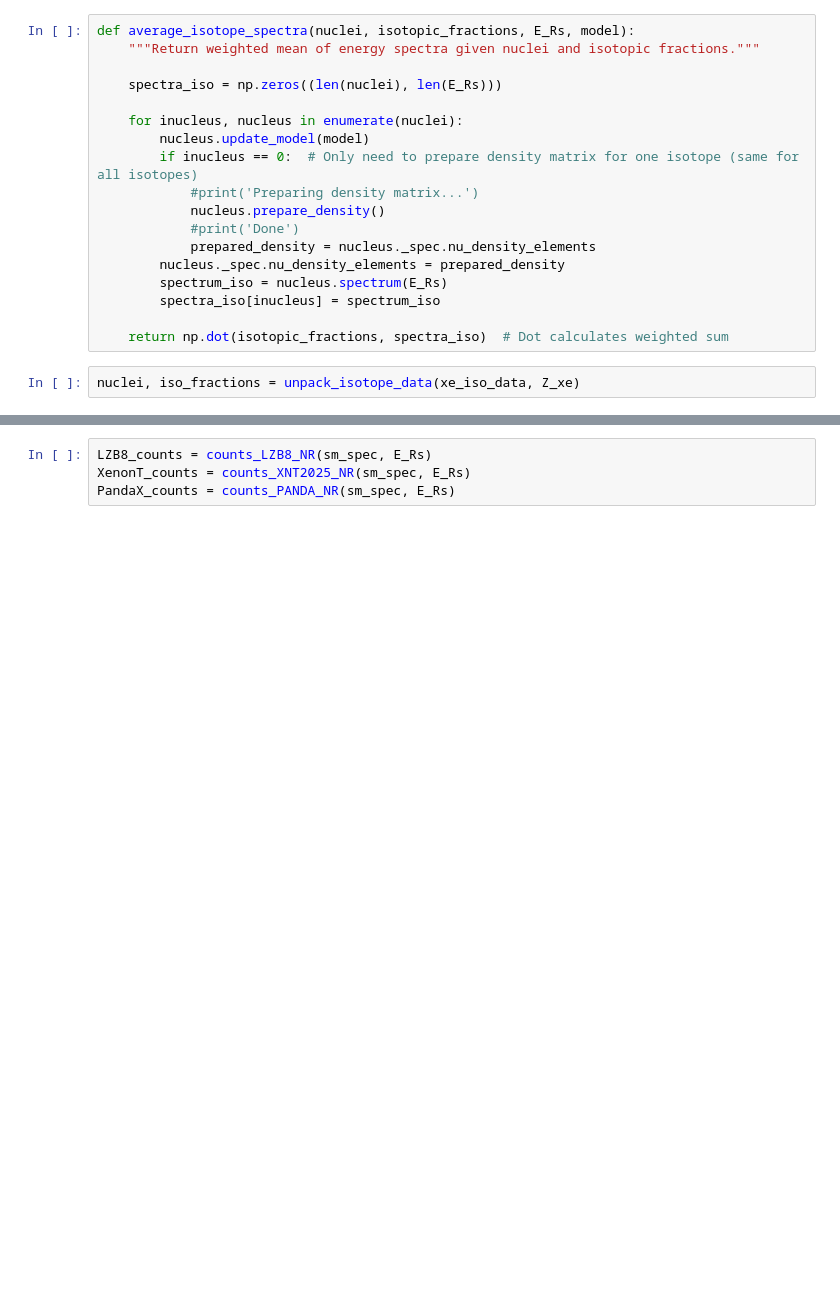
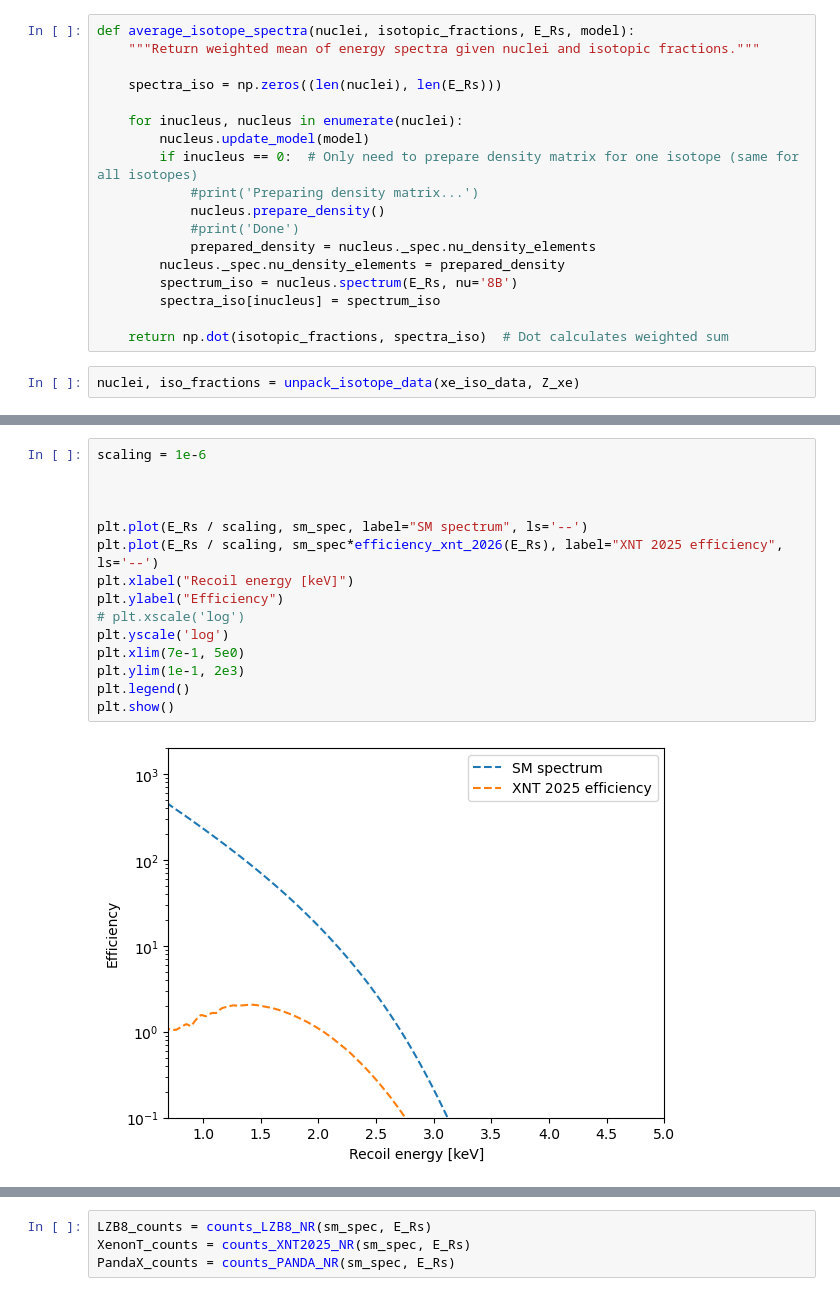
Before and after one commit to SNuDD/SNuDD, a Jupyter notebook: notebooks/validate_NR_analyses.ipynb, the cells around one changed output, grey strips where cells are left out. Cells and saved outputs as stored; diff of their text form; blank space fills up the shorter version.

```diff
--- a/notebooks/validate_NR_analyses.ipynb
+++ b/notebooks/validate_NR_analyses.ipynb
@@ -99,7 +101,7 @@ def average_isotope_spectra(nuclei, isotopic_fractions, E_Rs, model):
             #print('Done')
             prepared_density = nucleus._spec.nu_density_elements
         nucleus._spec.nu_density_elements = prepared_density
-        spectrum_iso = nucleus.spectrum(E_Rs)
+        spectrum_iso = nucleus.spectrum(E_Rs, nu='8B')
         spectra_iso[inucleus] = spectrum_iso
 
     return np.dot(isotopic_fractions, spectra_iso)  # Dot calculates weighted sum
@@ -109,0 +114,17 @@ sm_spec = average_isotope_spectra(nuclei, iso_fractions, E_Rs, sm_model) # Calcu
+# %%
+scaling = 1e-6
+
+
+
+plt.plot(E_Rs / scaling, sm_spec, label="SM spectrum", ls='--')
+plt.plot(E_Rs / scaling, sm_spec*efficiency_xnt_2026(E_Rs), label="XNT 2025 efficiency", ls='--')
+plt.xlabel("Recoil energy [keV]")
+plt.ylabel("Efficiency")
+# plt.xscale('log')
+plt.yscale('log')
+plt.xlim(7e-1, 5e0)
+plt.ylim(1e-1, 2e3)
+plt.legend()
+plt.show()
+# %% [output]
+[figure, added]
```
Also changed, not shown: parts of 9 cells of this notebook, 3 other files.
